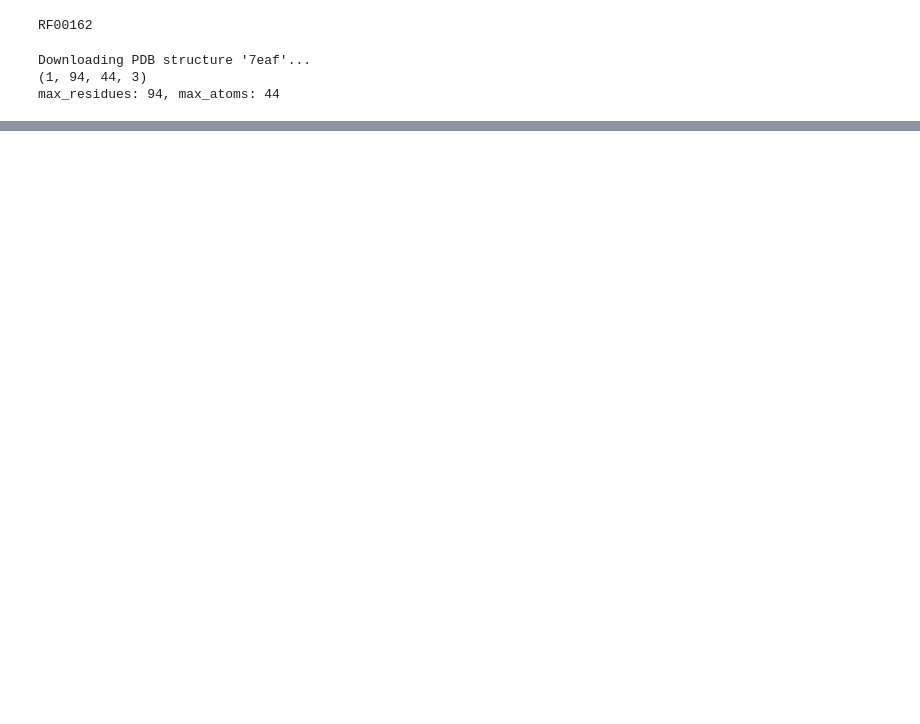
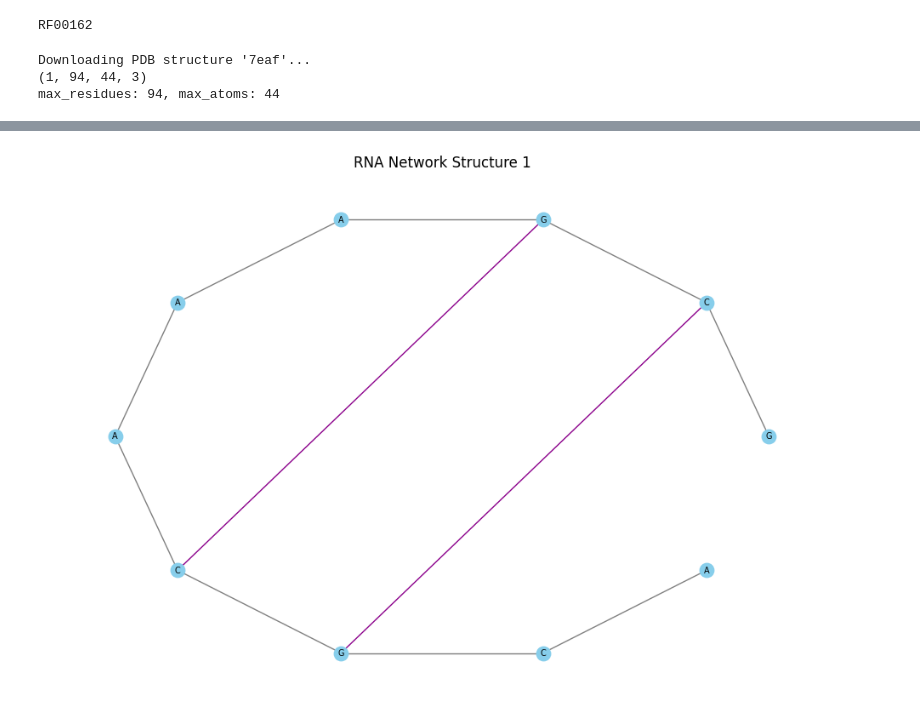
Before and after one commit to rna-oop/2425-m1-geniomhe-group-6, a Jupyter notebook: lab4/demo/ss_test.ipynb, the cells around one changed output, grey strips where cells are left out. Drawn from its saved outputs; the diff is of its cells as text; code cells hidden in the pictures; blank space fills up the shorter version.

```diff
--- a/lab4/demo/ss_test.ipynb
+++ b/lab4/demo/ss_test.ipynb
@@ -104,0 +207,87 @@ rna_network.html
+# %%
+import networkx as nx
+import matplotlib.pyplot as plt
+from pyvis.network import Network
+import numpy as np
+
+def plot_rna_network(sequences, dot_brackets, filename_prefix="rna_network"):
+    """
+    Plots RNA sequences as network graphs based on dot-bracket notation.
+
+    Parameters:
+    - sequences: NumPy array of RNA sequences (shape: num_sequences, max_residues), padded with empty strings.
+    - dot_brackets: NumPy array of lists containing dot-bracket strings (shape: num_sequences, max_residues).
+    - filename_prefix: Prefix for output HTML files (default: "rna_network").
+
+    Displays network plots for RNA secondary structures.
+    """
+    num_sequences = sequences.shape[0]
+
+    for idx in range(num_sequences):
+        seq = sequences[idx]
+        dot_bracket = dot_brackets[idx]
+
+        # Remove padding
+        valid_indices = np.where(seq != "")[0]
+        valid_seq = [seq[i] for i in valid_indices]
+        valid_dot_bracket = [dot_bracket[i] for i in valid_indices]
+
+        G = nx.Graph()
+        net = Network(height="800px", width="100%", notebook=True)
+        stack = []
+        base_pairs = []
+
+        for i, char in enumerate(valid_dot_bracket):
+            if char == "(":
+                stack.append(i)
+            elif char == ")":
+                start = stack.pop()
+                end = i
+                base_pairs.append((start, end))
+
+        for i in range(len(valid_dot_bracket)):
+            G.add_node(i, label=valid_seq[i])
+            net.add_node(i, label=valid_seq[i], size=10)
+
+        for i in range(len(valid_dot_bracket) - 1):  # Link sequential bases
+            G.add_edge(i, i + 1)
+            net.add_edge(i, i + 1, color="gray")
+
+        for pair in base_pairs:  # Link base pairs
+            G.add_edge(pair[0], pair[1])
+            net.add_edge(pair[0], pair[1], color="red")
+
+        net.force_atlas_2based()
+        net.show(f"{filename_prefix}_{idx+1}.html")
+
+        plt.figure(figsize=(12, 8))
+        pos = nx.circular_layout(G)  # Ensure circular layout
+        labels = {i: valid_seq[i] for i in range(len(valid_seq))}
+
+        # Draw edges with different colors
+        nx.draw_networkx_edges(G, pos, edgelist=[(i, i + 1) for i in range(len(valid_dot_bracket) - 1)], edge_color="gray", width=1)
+        nx.draw_networkx_edges(G, pos, edgelist=base_pairs, edge_color="darkmagenta", width=1)
+
+        nx.draw_networkx_nodes(G, pos, node_size=140, node_color="skyblue")
+        nx.draw_networkx_labels(G, pos, labels=labels, font_size=7)
+
+        plt.title(f"RNA Network Structure {idx + 1}")
+        plt.axis("off")
+        plt.show()
+
+# Example usage:
+sequences = np.array([
+    ["G", "C", "G", "A", "A", "A", "C", "G", "C", "A", ""],  # Sequence 1 with padding
+    ["A", "G", "C", "U", "A", "G", "C", "U", "A", "G", ""]   # Sequence 2 with padding
+])
+
+dot_brackets = np.array([
+    ['(', '(', '(', '.', '.', '.', ')', ')', '.', '.', ''],  # Dot-bracket for Sequence 1
+    ['(', '(', '(', '.', '.', '.', ')', ')', '.', '.', '']   # Dot-bracket for Sequence 2
+])
+
+plot_rna_network(sequences, dot_brackets)
+
+plot_rna_network(X1, Y1["SecondaryStructure"], filename_prefix="rna_network_X1")
+plot_rna_network(X2, Y2["SecondaryStructure"], filename_prefix="rna_network_X2")
+# %% [output]
@@ -104,0 +296 @@ rna_network.html
+[figure, added]
```
Also changed, not shown: parts of 8 cells of this notebook, 10 other files.
